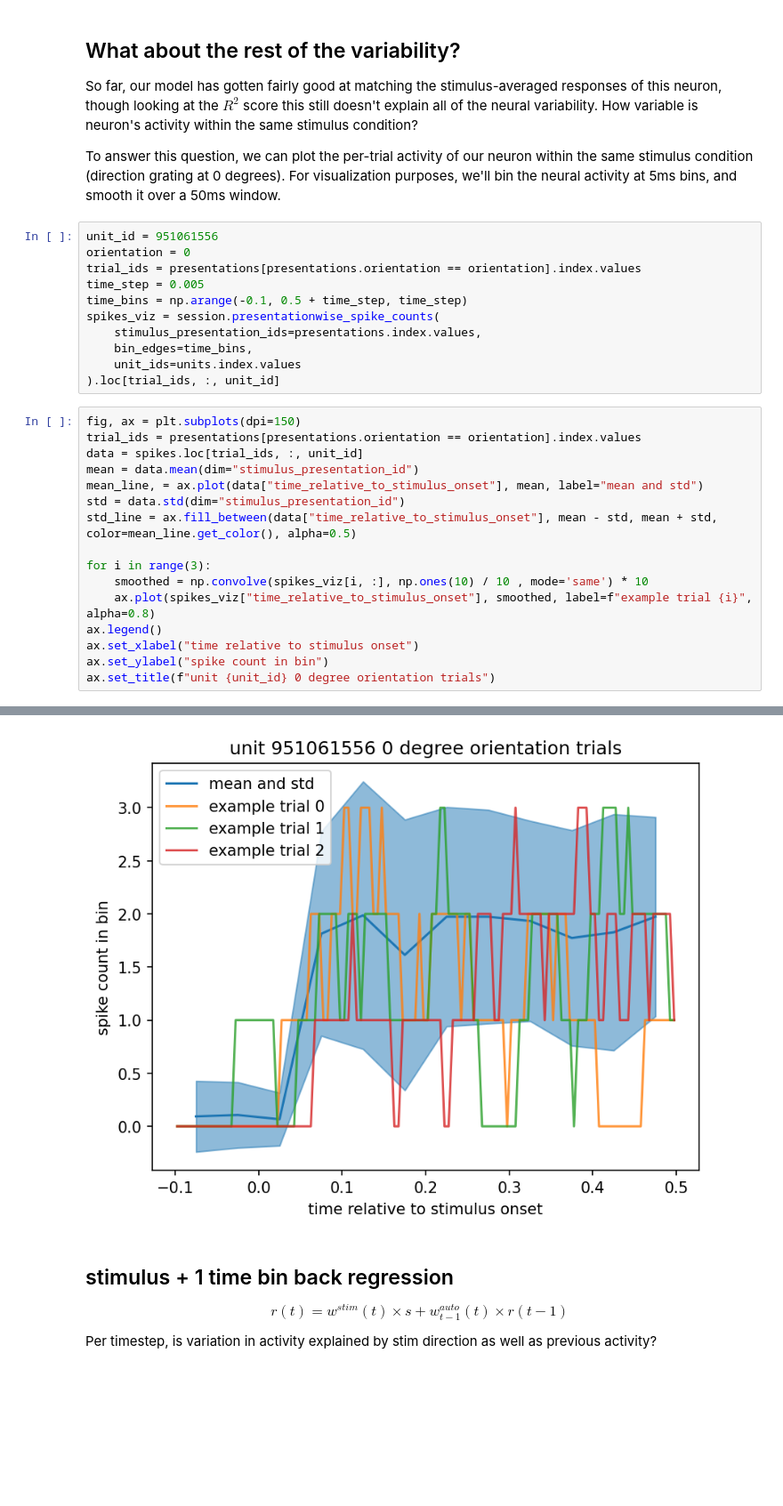
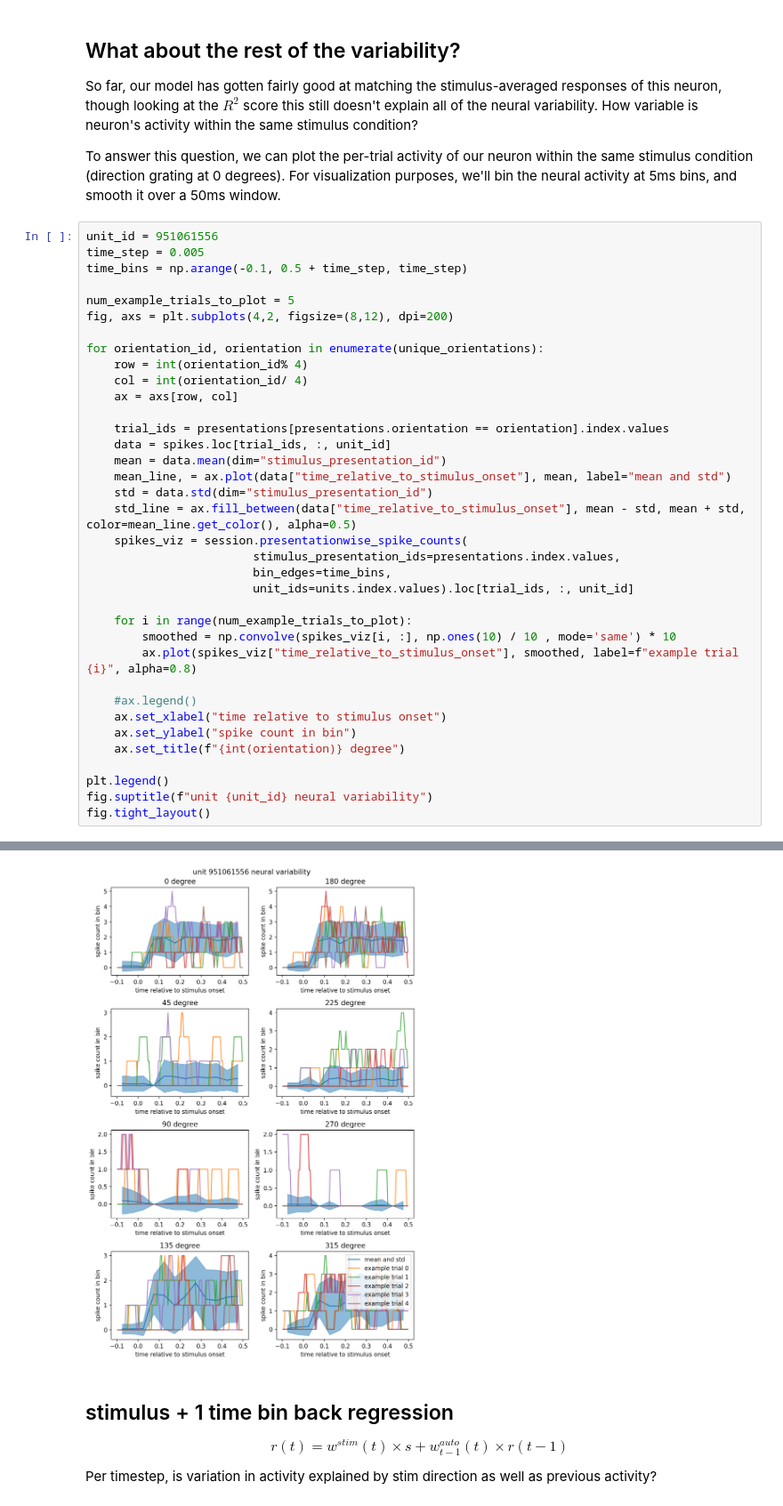
Before and after one commit to AllenInstitute/swdb_variability, a Jupyter notebook: code/Day5_VisualCodingNeuroPixels_categorical.ipynb, the cells around one changed output, grey strips where cells are left out. Shown at 89% size. Cells and saved outputs as stored; diff of their text form; blank space fills up the shorter version.

```diff
--- a/code/Day5_VisualCodingNeuroPixels_categorical.ipynb
+++ b/code/Day5_VisualCodingNeuroPixels_categorical.ipynb
@@ -325,31 +357,40 @@ Text(0.5, 1.0, 'unit 951061556 mean spike counts by stimulus grating direction')
 So far, our model has gotten fairly good at matching the stimulus-averaged responses of this neuron, though looking at the $ R^2 $ score this still doesn't explain all of the neural variability. How variable is neuron's activity within the same stimulus condition?
 
 To answer this question, we can plot the per-trial activity of our neuron within the same stimulus condition (direction grating at 0 degrees). For visualization purposes, we'll bin the neural activity at 5ms bins, and smooth it over a 50ms window.
-# %%
-unit_id = 951061556
-orientation = 0
-trial_ids = presentations[presentations.orientation == orientation].index.values
-time_step = 0.005
-time_bins = np.arange(-0.1, 0.5 + time_step, time_step)
-spikes_viz = session.presentationwise_spike_counts(
-    stimulus_presentation_ids=presentations.index.values,
-    bin_edges=time_bins,
-    unit_ids=units.index.values
-).loc[trial_ids, :, unit_id]
 # %%
-fig, ax = plt.subplots(dpi=150)
-trial_ids = presentations[presentations.orientation == orientation].index.values
-data = spikes.loc[trial_ids, :, unit_id]
-mean = data.mean(dim="stimulus_presentation_id")
-mean_line, = ax.plot(data["time_relative_to_stimulus_onset"], mean, label="mean and std")
-std = data.std(dim="stimulus_presentation_id")
-std_line = ax.fill_between(data["time_relative_to_stimulus_onset"], mean - std, mean + std, color=mean_line.get_color(), alpha=0.5)
+unit_id = 951061556
+time_step = 0.005
+time_bins = np.arange(-0.1, 0.5 + time_step, time_step)
 
-for i in range(3):
-    smoothed = np.convolve(spikes_viz[i, :], np.ones(10) / 10 , mode='same') * 10
-    ax.plot(spikes_viz["time_relative_to_stimulus_onset"], smoothed, label=f"example trial {i}", alpha=0.8)
-ax.legend()
-ax.set_xlabel("time relative to stimulus onset")
-ax.set_ylabel("spike count in bin")
-ax.set_title(f"unit {unit_id} 0 degree orientation trials")
+num_example_trials_to_plot = 5
+fig, axs = plt.subplots(4,2, figsize=(8,12), dpi=200)
+
+for orientation_id, orientation in enumerate(unique_orientations):
+    row = int(orientation_id% 4)
+    col = int(orientation_id/ 4)
+    ax = axs[row, col]
+
+    trial_ids = presentations[presentations.orientation == orientation].index.values
+    data = spikes.loc[trial_ids, :, unit_id]
+    mean = data.mean(dim="stimulus_presentation_id")
+    mean_line, = ax.plot(data["time_relative_to_stimulus_onset"], mean, label="mean and std")
+    std = data.std(dim="stimulus_presentation_id")
+    std_line = ax.fill_between(data["time_relative_to_stimulus_onset"], mean - std, mean + std, color=mean_line.get_color(), alpha=0.5)
+    spikes_viz = session.presentationwise_spike_counts(
+                        stimulus_presentation_ids=presentations.index.values,
+                        bin_edges=time_bins,
+                        unit_ids=units.index.values).loc[trial_ids, :, unit_id]
+
+    for i in range(num_example_trials_to_plot):
+        smoothed = np.convolve(spikes_viz[i, :], np.ones(10) / 10 , mode='same') * 10
+        ax.plot(spikes_viz["time_relative_to_stimulus_onset"], smoothed, label=f"example trial {i}", alpha=0.8)
+
+    #ax.legend()
+    ax.set_xlabel("time relative to stimulus onset")
+    ax.set_ylabel("spike count in bin")
+    ax.set_title(f"{int(orientation)} degree")
+
+plt.legend()
+fig.suptitle(f"unit {unit_id} neural variability")
+fig.tight_layout()
 # %% [output]
@@ -357,4 +397,4 @@ Text(0.5, 1.0, 'unit 951061556 0 degree orientation trials')
-[figure, old version]
+[figure, new version]
 # %% [markdown]
 ## stimulus + 1 time bin back regression
 
```
Also changed, not shown: parts of 25 cells of this notebook, 2 other files.
